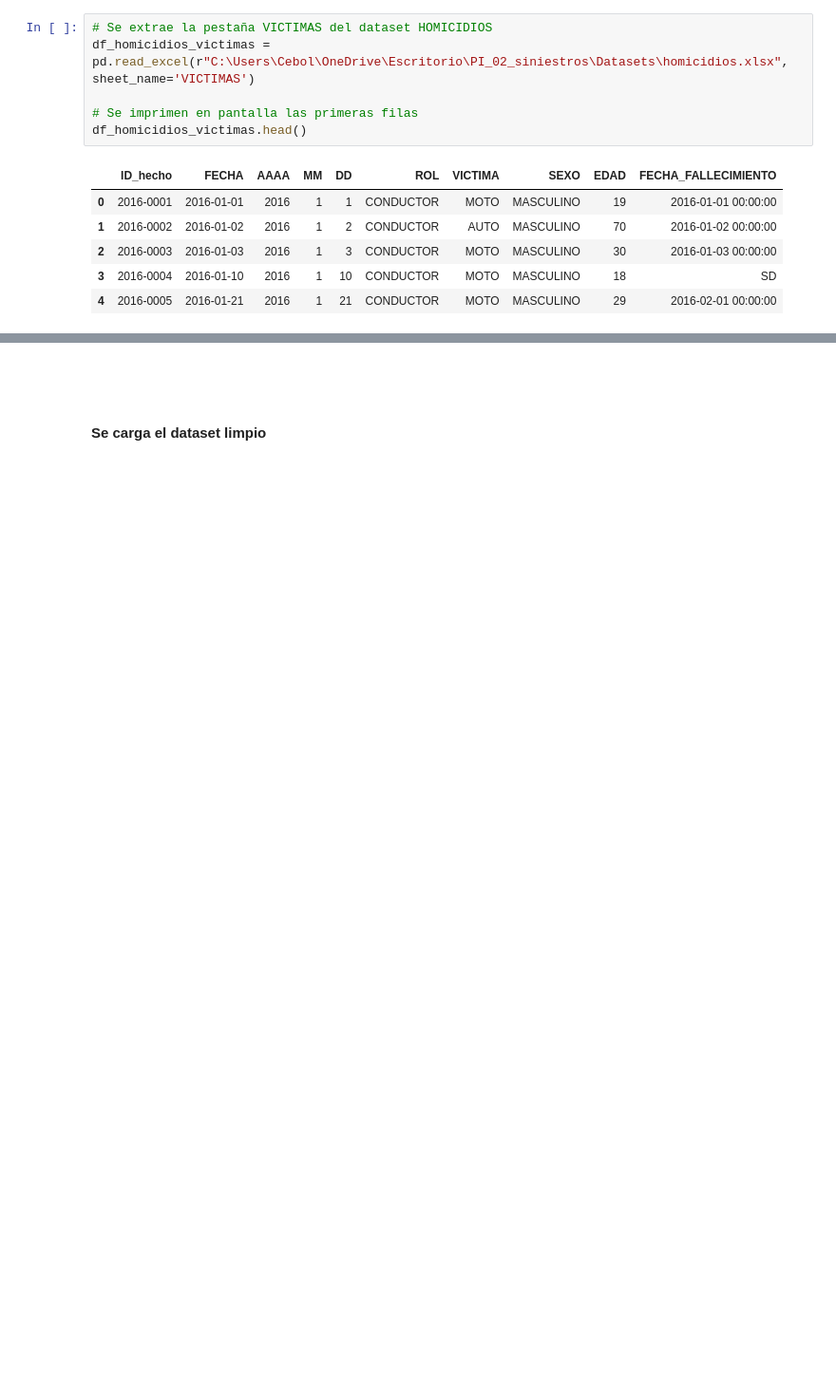
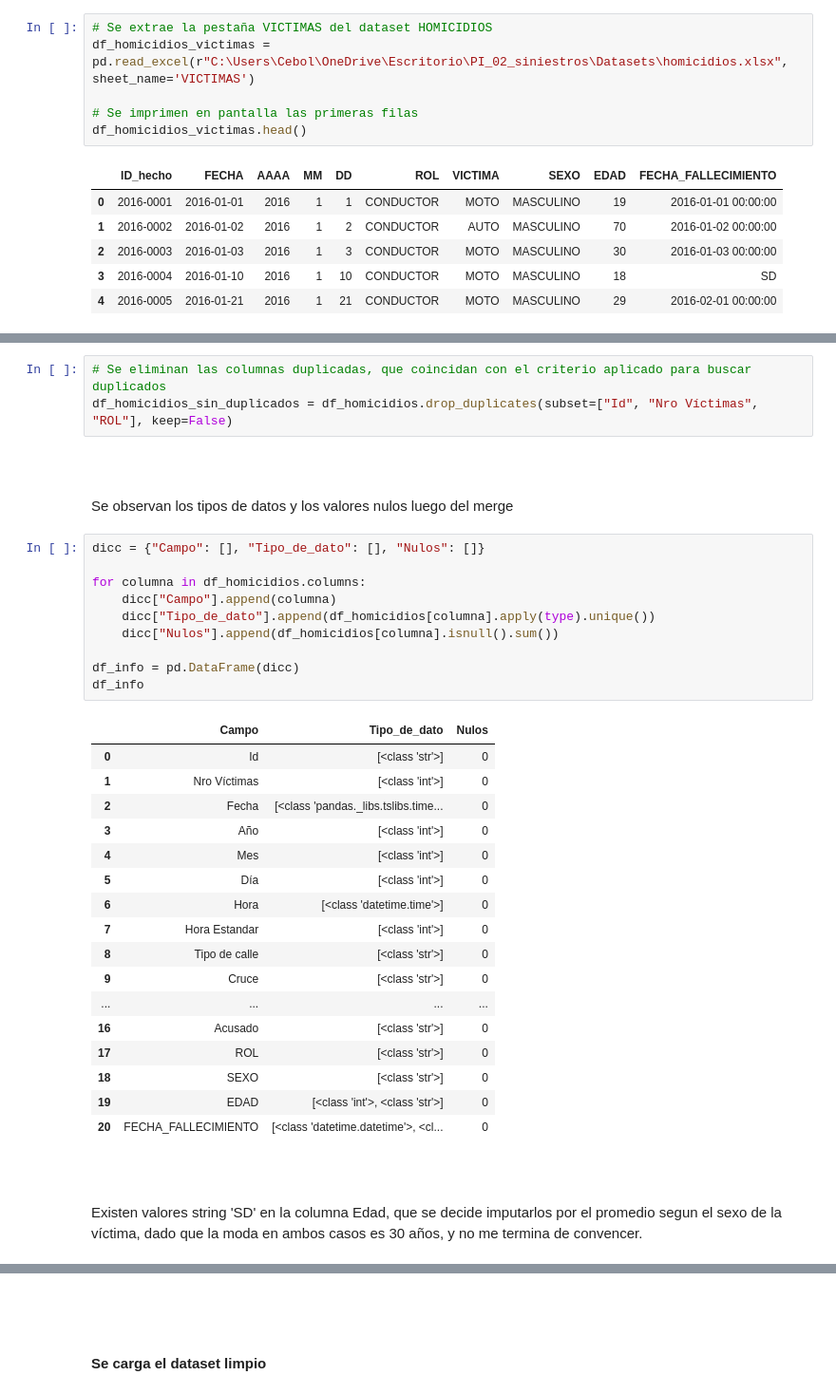
Before and after one commit to SebitaElGordito/PI_02_siniestros_viales, a Jupyter notebook: ETL y EDA.ipynb, the cells around one changed output, grey strips where cells are left out. Shown at 95% size. Cells and saved outputs as stored; diff of their text form; blank space fills up the shorter version.

Commit message:
terminando etl

```diff
--- a/ETL y EDA.ipynb
+++ b/ETL y EDA.ipynb
@@ -387,0 +440,41 @@ df_homicidios_victimas.head()
+# %%
+# Se eliminan las columnas duplicadas, que coincidan con el criterio aplicado para buscar duplicados
+df_homicidios_sin_duplicados = df_homicidios.drop_duplicates(subset=["Id", "Nro Víctimas", "ROL"], keep=False)
+# %% [markdown]
+<br>
+<br>
+
+Se observan los tipos de datos y los valores nulos luego del merge
+# %%
+dicc = {"Campo": [], "Tipo_de_dato": [], "Nulos": []}
+
+for columna in df_homicidios.columns:
+    dicc["Campo"].append(columna)
+    dicc["Tipo_de_dato"].append(df_homicidios[columna].apply(type).unique())
+    dicc["Nulos"].append(df_homicidios[columna].isnull().sum())
+
+df_info = pd.DataFrame(dicc)
+df_info
+# %% [output]
+|  | Campo | Tipo_de_dato | Nulos |
+| 0 | Id | [<class 'str'>] | 0 |
+| 1 | Nro Víctimas | [<class 'int'>] | 0 |
+| 2 | Fecha | [<class 'pandas._libs.tslibs.time... | 0 |
+| 3 | Año | [<class 'int'>] | 0 |
+| 4 | Mes | [<class 'int'>] | 0 |
+| 5 | Día | [<class 'int'>] | 0 |
+| 6 | Hora | [<class 'datetime.time'>] | 0 |
+| 7 | Hora Estandar | [<class 'int'>] | 0 |
+| 8 | Tipo de calle | [<class 'str'>] | 0 |
+| 9 | Cruce | [<class 'str'>] | 0 |
+| ... | ... | ... | ... |
+| 16 | Acusado | [<class 'str'>] | 0 |
+| 17 | ROL | [<class 'str'>] | 0 |
+| 18 | SEXO | [<class 'str'>] | 0 |
+| 19 | EDAD | [<class 'int'>, <class 'str'>] | 0 |
+| 20 | FECHA_FALLECIMIENTO | [<class 'datetime.datetime'>, <cl... | 0 |
+# %% [markdown]
+<br>
+<br>
+
+Existen valores string 'SD' en la columna Edad, que se decide imputarlos por el promedio segun el sexo de la víctima, dado que la moda en ambos casos es 30 años, y no me termina de convencer.
```
Also changed, not shown: parts of 13 cells of this notebook, 1 other file.
